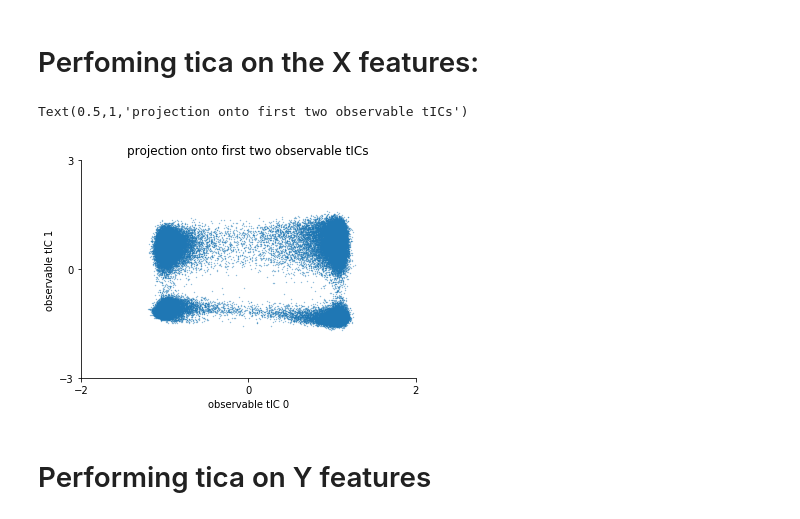
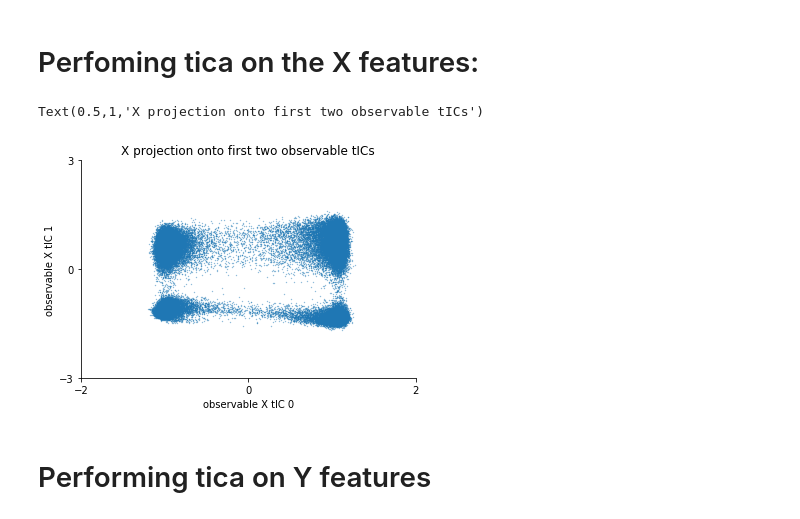
Before and after one commit to choderalab/observable-tica, a Jupyter notebook: noteboooks/reg-tica-comparison.ipynb, the cells around one changed output. Saved outputs shown, nothing was run; the diff lists cells and outputs as text; code cells hidden in the pictures.

```diff
--- a/noteboooks/reg-tica-comparison.ipynb
+++ b/noteboooks/reg-tica-comparison.ipynb
@@ -28,16 +28,16 @@ obj_x = np.array(obj_x)
 # %%
 ax = plt.subplot(111)
 plt.scatter(obj_x.T[0], obj_x.T[1], s=0.1, alpha=0.7)
-plt.xlabel('observable tIC 0')
-plt.ylabel('observable tIC 1')
+plt.xlabel('observable X tIC 0')
+plt.ylabel('observable X tIC 1')
 ax.spines['right'].set_visible(False)
 ax.spines['top'].set_visible(False)
 plt.xticks([-2,0,2])
 plt.yticks([-3,0,3])
-plt.title('projection onto first two observable tICs')
+plt.title('X projection onto first two observable tICs')
 # %% [output]
-Text(0.5,1,'projection onto first two observable tICs')
+Text(0.5,1,'X projection onto first two observable tICs')
-[figure, old version]
+[figure, new version]
 # %% [markdown]
 # Performing tica on Y features
 # %%
```
Also changed, not shown: parts of 2 cells of this notebook, 3 other files.
